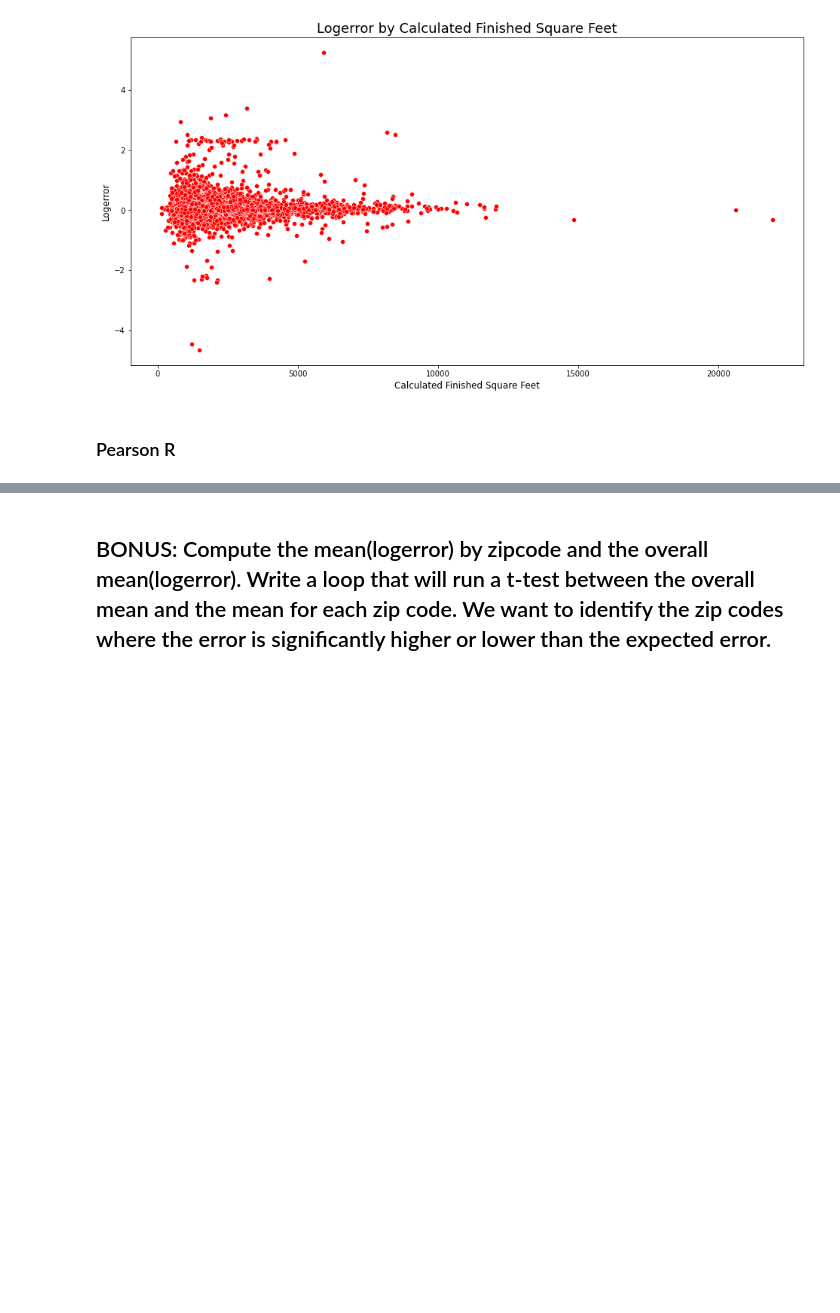
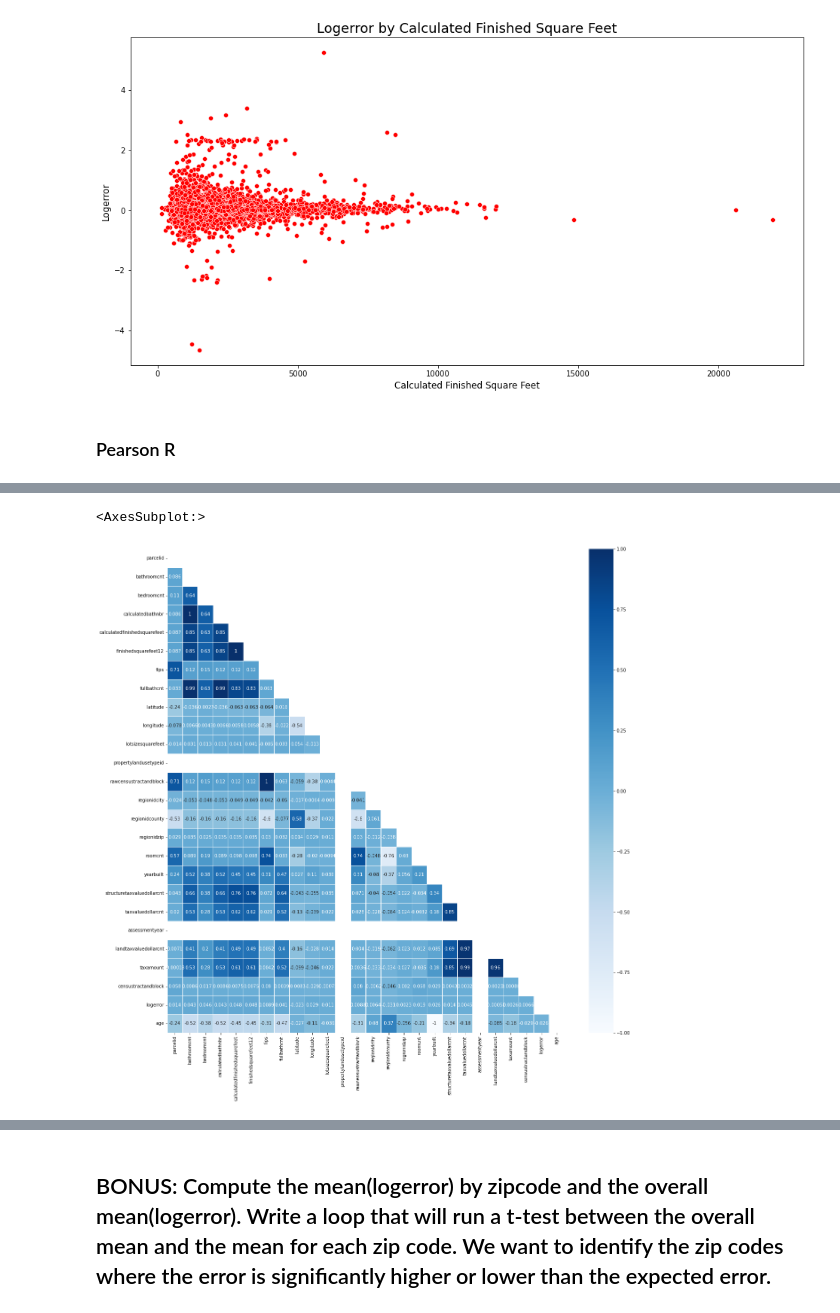
Before and after one commit to m3redithw/clustering-exercises, a Jupyter notebook: explore_zillow.ipynb, the cells around one changed output, grey strips where cells are left out. Cells and saved outputs as stored; diff of their text form; code cells hidden in the pictures; blank space fills up the shorter version.

```diff
--- a/explore_zillow.ipynb
+++ b/explore_zillow.ipynb
@@ -61,2 +94,2 @@ df['age'] = 2017-df['yearbuilt']
 # %%
-df = df.dropna(subset=['age'])
+df = df.dropna()
@@ -400,0 +424,3 @@ ValueError: array must not contain infs or NaNs
+# %%
+train_corr = train.corr()
+train_corr
@@ -400,0 +445,7 @@ ValueError: array must not contain infs or NaNs
+# %%
+# cols = ['bathroomcnt', 'bedroomcnt', 'fullbathcnt', 'calculatedfinishedsquarefeet', 'finishedsquarefeet12', 'fips']
+plt.figure(figsize = (20,20))
+sns.heatmap(train_corr,cmap='Blues', annot=True, linewidth=0.5, mask= np.triu(train_corr))
+# %% [output]
+<AxesSubplot:>
+[figure, added]
```
Also changed, not shown: parts of 25 cells of this notebook.
